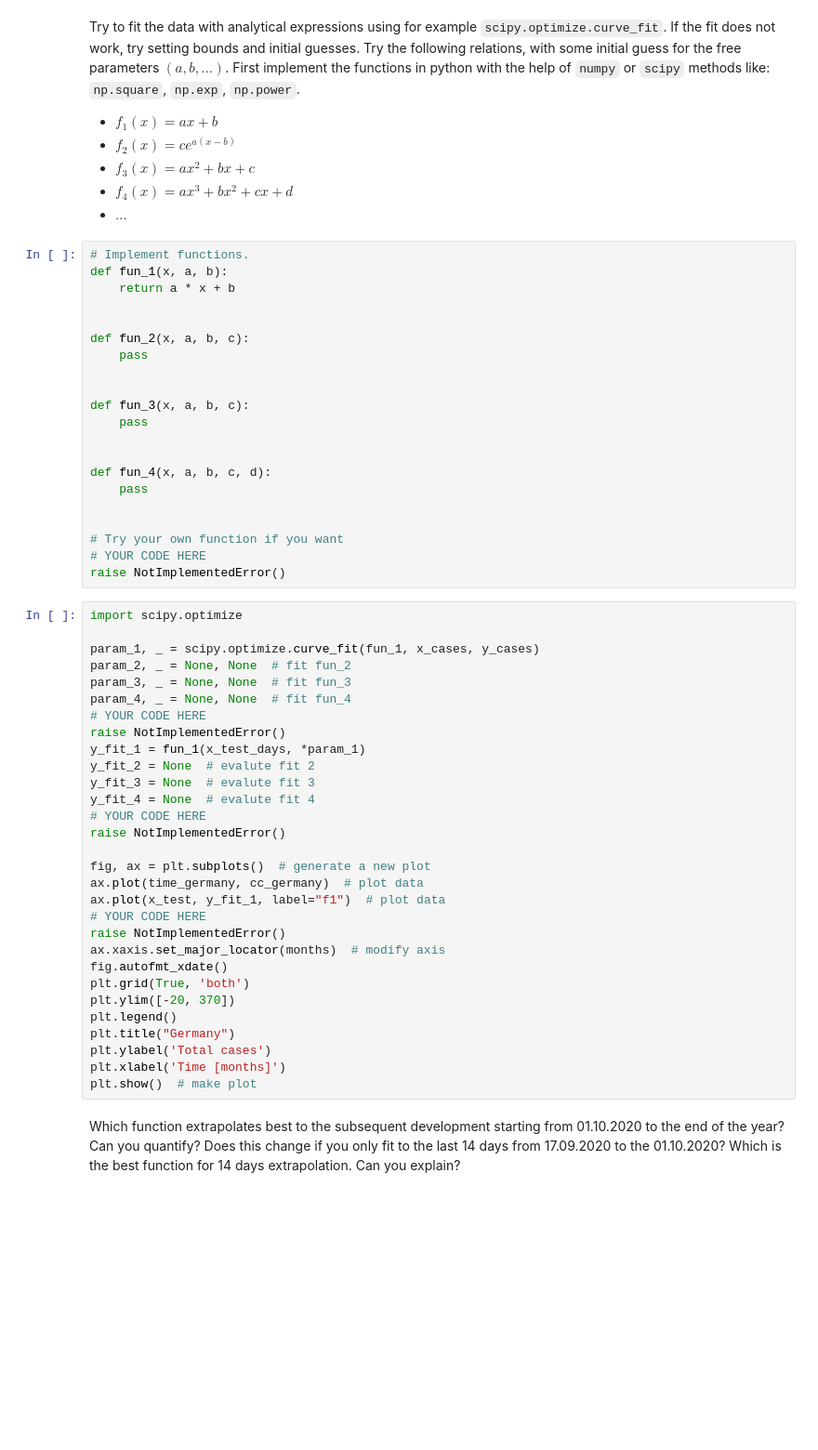
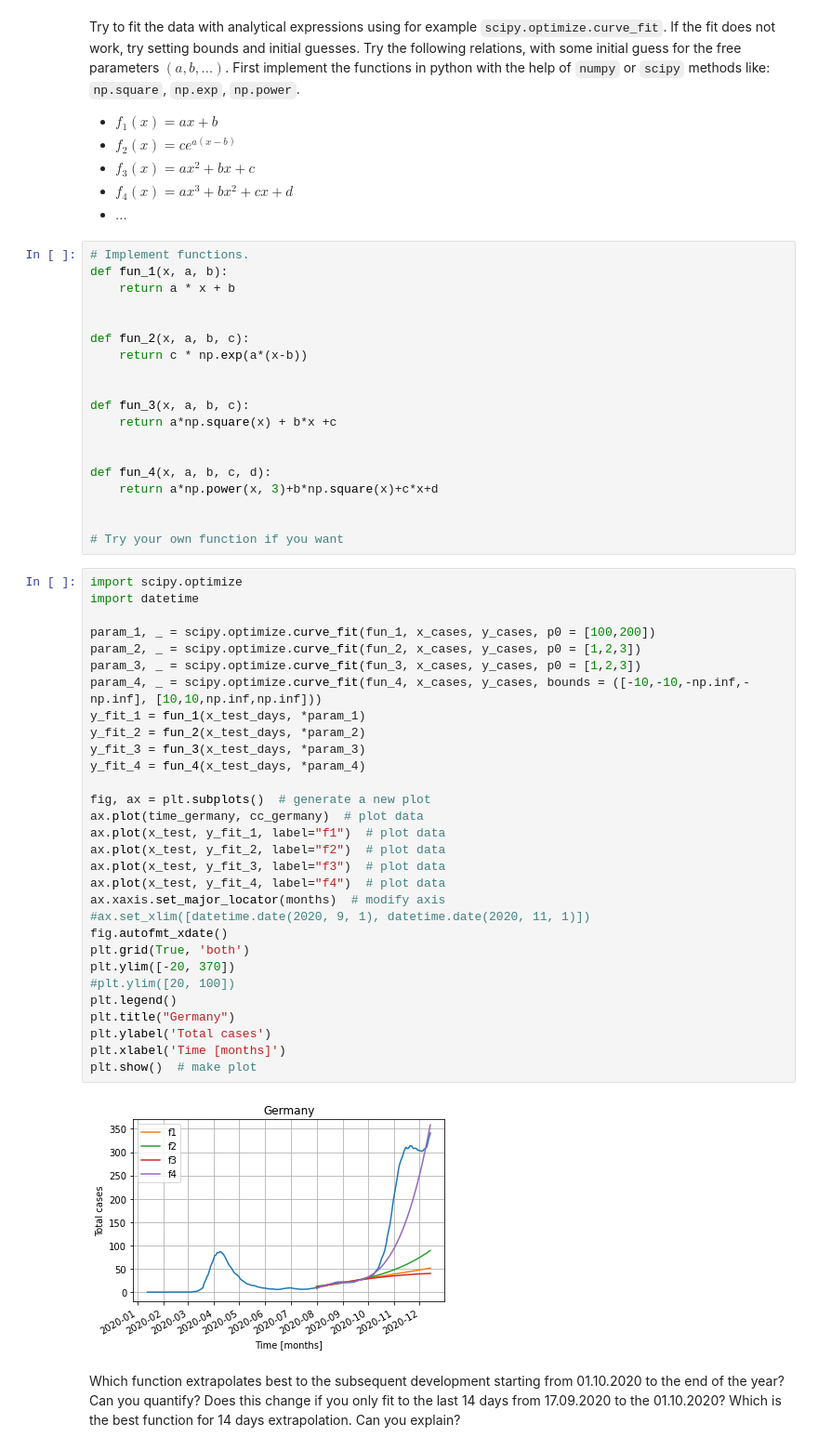
Before and after one commit to thomasdissert/machine-learning-for-natural-sciences, a Jupyter notebook: 01/Exercise01.ipynb, the cells around one changed output. Shown: that part at 93% size. Cells and saved outputs as stored; diff of their text form; blank space fills up the shorter version.

```diff
--- a/01/Exercise01.ipynb
+++ b/01/Exercise01.ipynb
@@ -152,50 +197,50 @@ def fun_1(x, a, b):
 
 
 def fun_2(x, a, b, c):
-    pass
+    return c * np.exp(a*(x-b))
 
 
 def fun_3(x, a, b, c):
-    pass
+    return a*np.square(x) + b*x +c
 
 
 def fun_4(x, a, b, c, d):
-    pass
+    return a*np.power(x, 3)+b*np.square(x)+c*x+d
 
 
 # Try your own function if you want
-# YOUR CODE HERE
-raise NotImplementedError()
 # %%
 import scipy.optimize
+import datetime
 
-param_1, _ = scipy.optimize.curve_fit(fun_1, x_cases, y_cases)
-param_2, _ = None, None  # fit fun_2
-param_3, _ = None, None  # fit fun_3
-param_4, _ = None, None  # fit fun_4
-# YOUR CODE HERE
-raise NotImplementedError()
+param_1, _ = scipy.optimize.curve_fit(fun_1, x_cases, y_cases, p0 = [100,200])
+param_2, _ = scipy.optimize.curve_fit(fun_2, x_cases, y_cases, p0 = [1,2,3])
+param_3, _ = scipy.optimize.curve_fit(fun_3, x_cases, y_cases, p0 = [1,2,3])
+param_4, _ = scipy.optimize.curve_fit(fun_4, x_cases, y_cases, bounds = ([-10,-10,-np.inf,-np.inf], [10,10,np.inf,np.inf]))
 y_fit_1 = fun_1(x_test_days, *param_1)
-y_fit_2 = None  # evalute fit 2
-y_fit_3 = None  # evalute fit 3
-y_fit_4 = None  # evalute fit 4
-# YOUR CODE HERE
-raise NotImplementedError()
+y_fit_2 = fun_2(x_test_days, *param_2)
+y_fit_3 = fun_3(x_test_days, *param_3)
+y_fit_4 = fun_4(x_test_days, *param_4)
 
 fig, ax = plt.subplots()  # generate a new plot
 ax.plot(time_germany, cc_germany)  # plot data
 ax.plot(x_test, y_fit_1, label="f1")  # plot data
-# YOUR CODE HERE
-raise NotImplementedError()
+ax.plot(x_test, y_fit_2, label="f2")  # plot data
+ax.plot(x_test, y_fit_3, label="f3")  # plot data
+ax.plot(x_test, y_fit_4, label="f4")  # plot data
 ax.xaxis.set_major_locator(months)  # modify axis
+#ax.set_xlim([datetime.date(2020, 9, 1), datetime.date(2020, 11, 1)])
 fig.autofmt_xdate()
 plt.grid(True, 'both')
 plt.ylim([-20, 370])
+#plt.ylim([20, 100])
 plt.legend()
 plt.title("Germany")
 plt.ylabel('Total cases')
 plt.xlabel('Time [months]')
 plt.show()  # make plot
+# %% [output]
+[figure, added]
 # %% [markdown]
 Which function extrapolates best to the subsequent development starting from 01.10.2020 to the end of the year? Can you quantify? Does this change if you only fit to the last 14 days from 17.09.2020 to the 01.10.2020? Which is the best function for 14 days extrapolation. Can you explain?
 # %%
```
Also changed, not shown: parts of 13 cells of this notebook, 1 other file.
